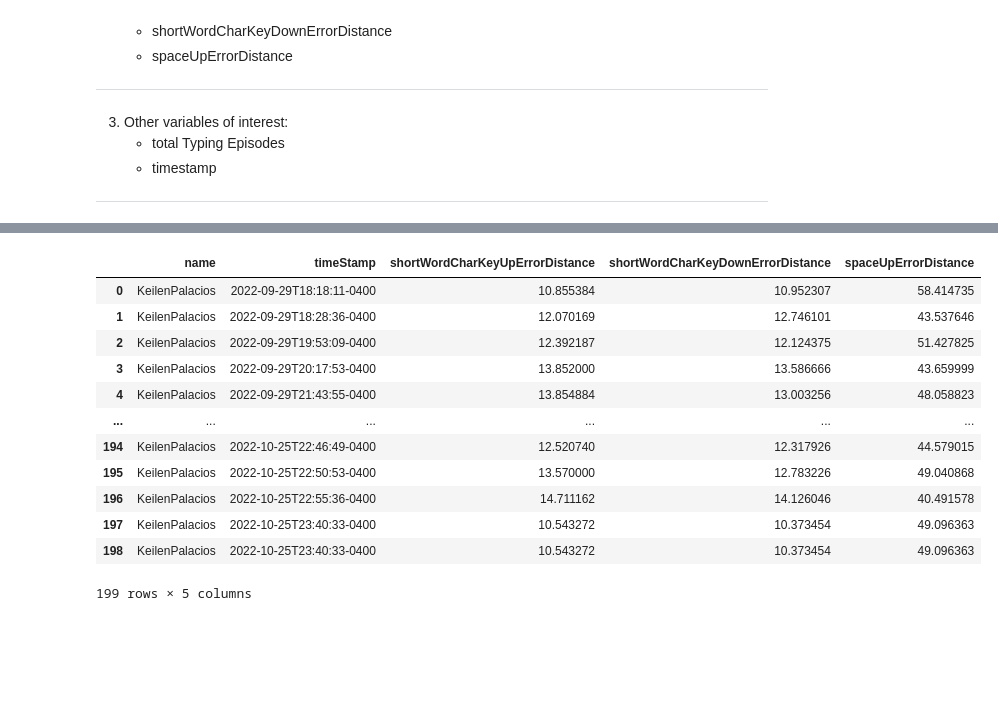
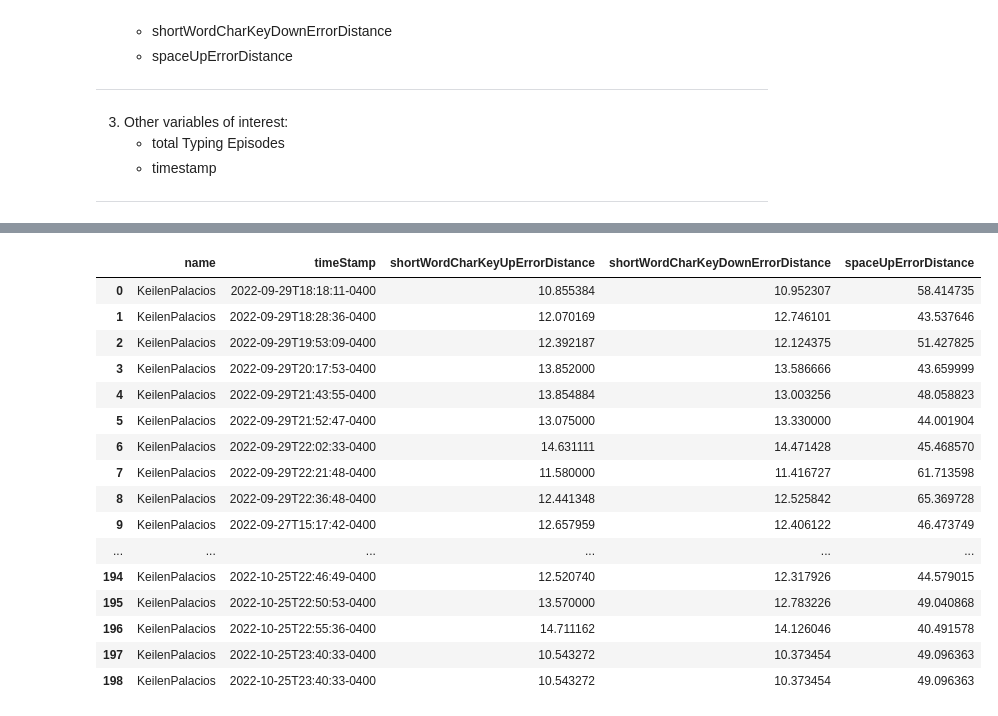
Before and after one commit to Farhan-Faisal/Budding_Scholar_22-23, a Jupyter notebook: MoodProject.ipynb, the cells around one changed output, grey strips where cells are left out. Saved outputs shown, nothing was run; the diff lists cells and outputs as text; code cells hidden in the pictures; blank space fills up the shorter version.

```diff
--- a/MoodProject.ipynb
+++ b/MoodProject.ipynb
@@ -214,21 +196,26 @@ for folder in os.listdir(directory):
 # %%
 correctionsDF = pd.DataFrame(correctionsList)
 errorDF = pd.DataFrame(errorsList)
+pd.set_option('display.max_rows', None)
 errorDF
 # %% [output]
 |  | name | timeStamp | shortWordCharKeyUpErrorDistance | shortWordCharKeyDownErrorDistance | spaceUpErrorDistance |
 | 0 | KeilenPalacios | 2022-09-29T18:18:11-0400 | 10.855384 | 10.952307 | 58.414735 |
 | 1 | KeilenPalacios | 2022-09-29T18:28:36-0400 | 12.070169 | 12.746101 | 43.537646 |
 | 2 | KeilenPalacios | 2022-09-29T19:53:09-0400 | 12.392187 | 12.124375 | 51.427825 |
 | 3 | KeilenPalacios | 2022-09-29T20:17:53-0400 | 13.852000 | 13.586666 | 43.659999 |
 | 4 | KeilenPalacios | 2022-09-29T21:43:55-0400 | 13.854884 | 13.003256 | 48.058823 |
+| 5 | KeilenPalacios | 2022-09-29T21:52:47-0400 | 13.075000 | 13.330000 | 44.001904 |
+| 6 | KeilenPalacios | 2022-09-29T22:02:33-0400 | 14.631111 | 14.471428 | 45.468570 |
+| 7 | KeilenPalacios | 2022-09-29T22:21:48-0400 | 11.580000 | 11.416727 | 61.713598 |
+| 8 | KeilenPalacios | 2022-09-29T22:36:48-0400 | 12.441348 | 12.525842 | 65.369728 |
+| 9 | KeilenPalacios | 2022-09-27T15:17:42-0400 | 12.657959 | 12.406122 | 46.473749 |
 | ... | ... | ... | ... | ... | ... |
 | 194 | KeilenPalacios | 2022-10-25T22:46:49-0400 | 12.520740 | 12.317926 | 44.579015 |
 | 195 | KeilenPalacios | 2022-10-25T22:50:53-0400 | 13.570000 | 12.783226 | 49.040868 |
 | 196 | KeilenPalacios | 2022-10-25T22:55:36-0400 | 14.711162 | 14.126046 | 40.491578 |
 | 197 | KeilenPalacios | 2022-10-25T23:40:33-0400 | 10.543272 | 10.373454 | 49.096363 |
 | 198 | KeilenPalacios | 2022-10-25T23:40:33-0400 | 10.543272 | 10.373454 | 49.096363 |
-199 rows × 5 columns
 # %%
 # ## Want to extract the keyboard metrics in a good way
 # file_path = "RK.8D1DBFAD.DJW Thesis_20220930-20221001/sensorkit-keyboard-metrics/iPhone/2f32cd19-e9c5-4aad-8999-6f4646169ab6/3400296D-7399-44F9-9E9D-2CA824598AE8/2022-09-28T163510-0400_2022-09-29T071630-0400.json.gz"
```
Also changed, not shown: parts of 1 cell of this notebook.
